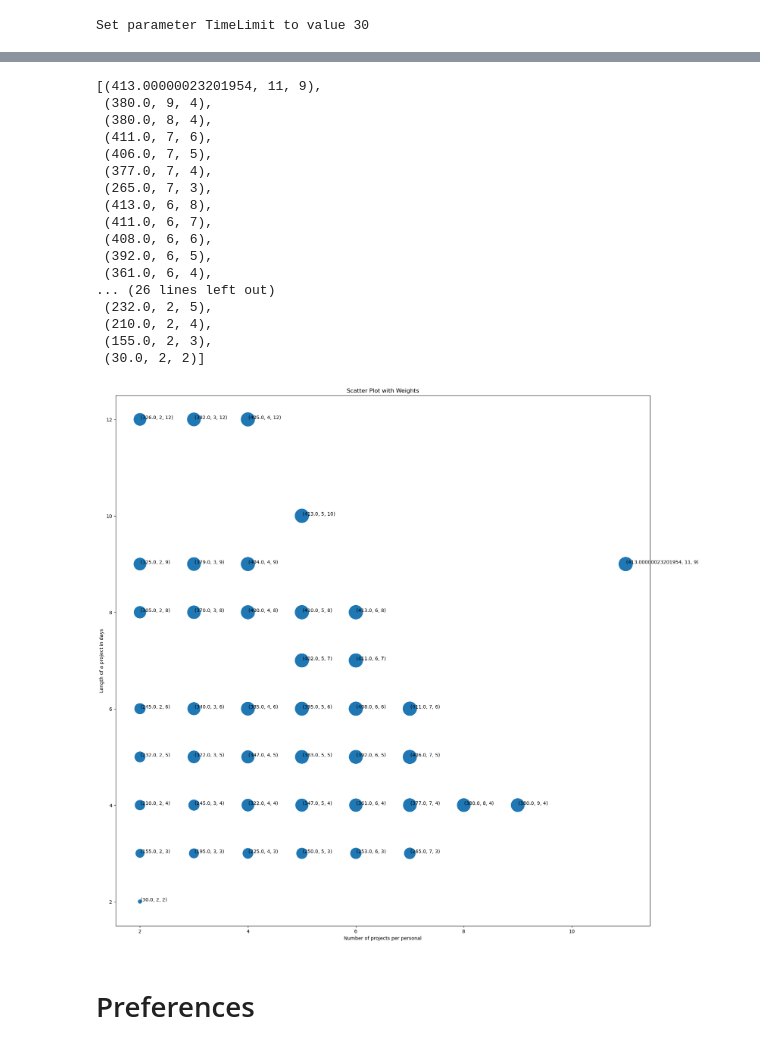
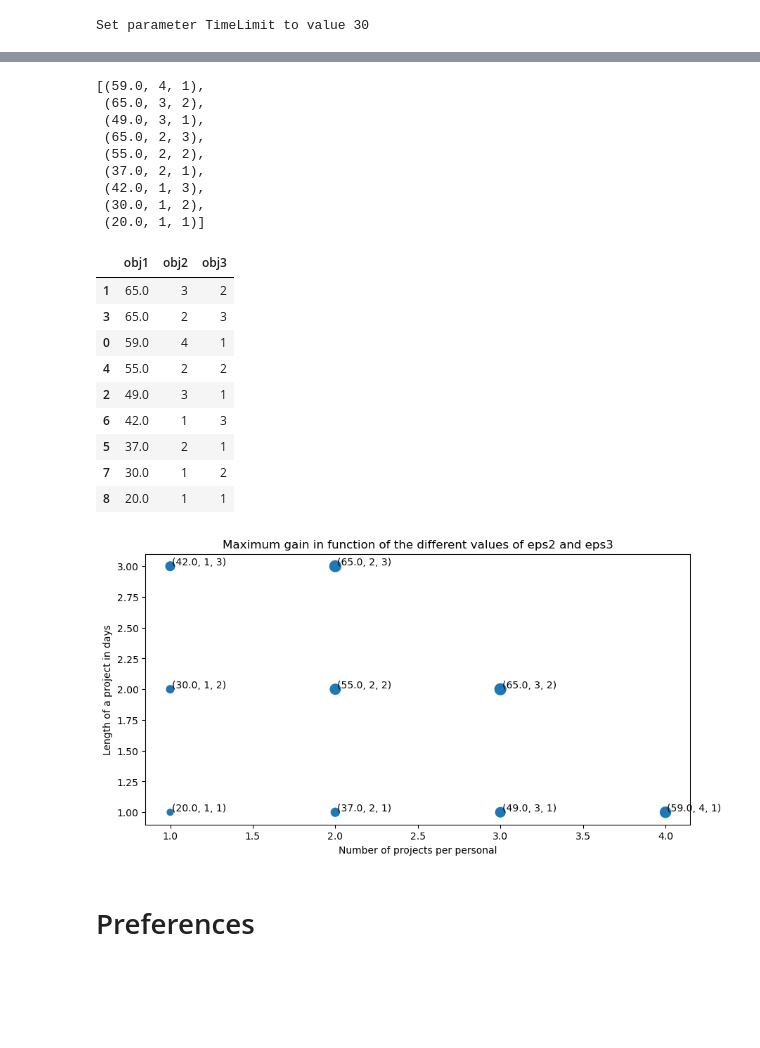
Before and after one commit to hamdilyes/decision-systems, a Jupyter notebook: ilyes_eps.ipynb, the cells around one changed output, grey strips where cells are left out. Saved outputs shown, nothing was run; the diff lists cells and outputs as text; code cells hidden in the pictures; blank space fills up the shorter version.

```diff
--- a/ilyes_eps.ipynb
+++ b/ilyes_eps.ipynb
@@ -18,7 +18,7 @@ Academic license - for non-commercial use only - expires 2023-12-10
 # %%
 # get the  data from the json file small.json
 import json
-with open('medium.json') as f:
+with open('small.json') as f:
     data = json.load(f)
 # data
 # %% [markdown]
@@ -230,8 +230,8 @@ model.setParam('TimeLimit', 0.5*60)
 # %% [output]
 Set parameter TimeLimit to value 30
 # %%
-eps2s = [i for i in range(len(J), 1, -1)]
-eps3s = [i for i in range(len(H), 1, -1)]
+eps2s = [i for i in range(len(J), 0, -1)]
+eps3s = [i for i in range(len(H), 0, -1)]
 pareto = []
 
 for eps2 in eps2s:
@@ -253,7 +253,7 @@ for eps2 in eps2s:
 
         try :
             model.optimize()
-            #print(max_i,max_j,eps2,eps3)
+            # print(model.objVal,max_i.x,max_j.x)
             #print('parzeto',pareto)
             pareto = filter_dominated_solutions(pareto,(model.objVal, -eps2, -eps3))
             #pareto.append((model.objVal, eps2, eps3))
@@ -286,39 +286,46 @@ for ind,val in enumerate(pareto) :
     pareto[ind] = (val[0],-val[1],-val[2])
 pareto
 # %% [output]
-[(413.00000023201954, 11, 9),
- (380.0, 9, 4),
- (380.0, 8, 4),
- (411.0, 7, 6),
- (406.0, 7, 5),
- (377.0, 7, 4),
- (265.0, 7, 3),
- (413.0, 6, 8),
- (411.0, 6, 7),
- (408.0, 6, 6),
- (392.0, 6, 5),
- (361.0, 6, 4),
-... (26 lines left out)
- (232.0, 2, 5),
- (210.0, 2, 4),
- (155.0, 2, 3),
- (30.0, 2, 2)]
+[(59.0, 4, 1),
+ (65.0, 3, 2),
+ (49.0, 3, 1),
+ (65.0, 2, 3),
+ (55.0, 2, 2),
+ (37.0, 2, 1),
+ (42.0, 1, 3),
+ (30.0, 1, 2),
+ (20.0, 1, 1)]
+# %%
+non_dominated_solutions = pd.DataFrame(pareto, columns=['obj1', 'obj2', 'obj3'])
+non_dominated_solutions.sort_values(by=['obj1'], ascending=False,inplace=True)
+non_dominated_solutions
+# %% [output]
+|  | obj1 | obj2 | obj3 |
+| 1 | 65.0 | 3 | 2 |
+| 3 | 65.0 | 2 | 3 |
+| 0 | 59.0 | 4 | 1 |
+| 4 | 55.0 | 2 | 2 |
+| 2 | 49.0 | 3 | 1 |
+| 6 | 42.0 | 1 | 3 |
+| 5 | 37.0 | 2 | 1 |
+| 7 | 30.0 | 1 | 2 |
+| 8 | 20.0 | 1 | 1 |
 # %%
 import matplotlib.pyplot as plt
 # plot a 3d scatter with the pareto list print the labels of each point and set a different color for each point
-fig = plt.figure(figsize=(20,20))
+fig = plt.figure(figsize=(10,5))
 # Create the scatter plot
 plt.scatter([i[1] for i in pareto], [i[2] for i in pareto],s = [i[0]*2 for i in pareto])
 # Add a title and labels for the x and y axes
 for i in pareto:
     plt.text(i[1] + 0.01, i[2]+0.01,  '%s' % (str(i)), size=10, zorder=1, color='k')
-plt.title("Scatter Plot with Weights")
+plt.title("Maximum gain in function of the different values of eps2 and eps3")
 plt.xlabel("Number of projects per personal")
 plt.ylabel("Length of a project in days")
 
 # Show the plot
 plt.show()
 # %% [output]
-[figure, old version]
+[figure, new version]
 # %% [markdown]
 # Preferences
```
Also changed, not shown: parts of 5 cells of this notebook.
